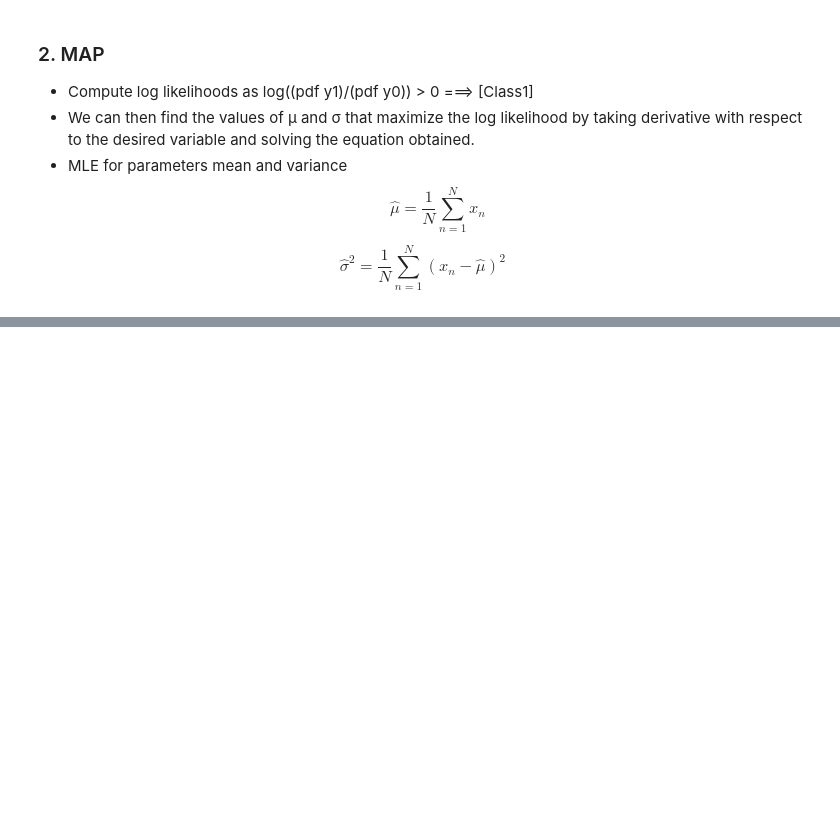
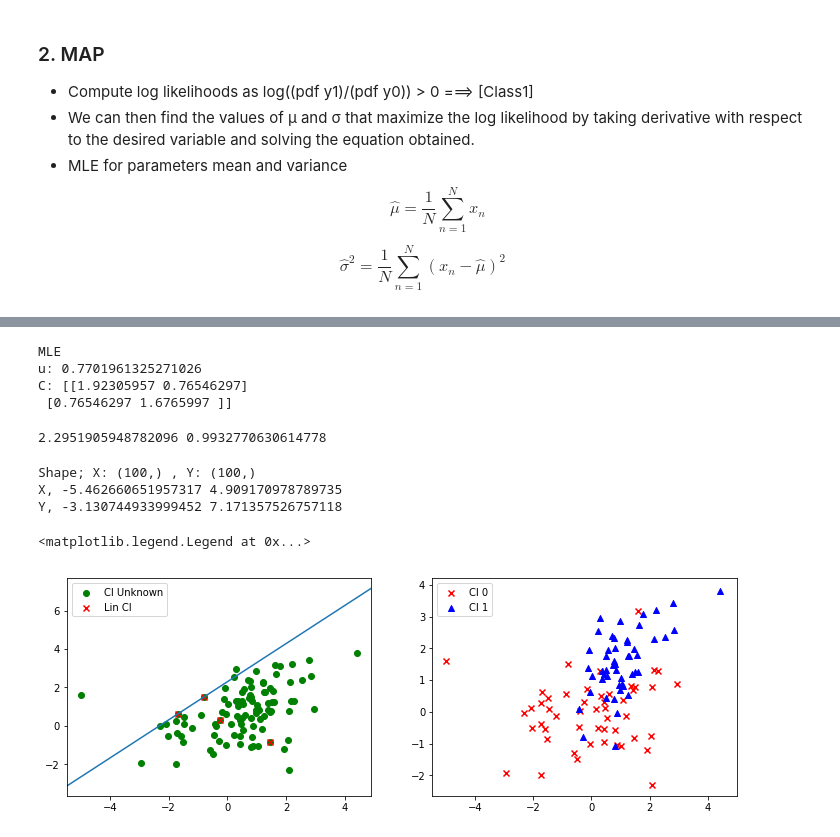
Before and after one commit to karmarv/mlearn, a Jupyter notebook: ml-h/h1-logreg.ipynb, the cells around one changed output, grey strips where cells are left out. Cells and saved outputs as stored; diff of their text form; code cells hidden in the pictures; blank space fills up the shorter version.

```diff
--- a/ml-h/h1-logreg.ipynb
+++ b/ml-h/h1-logreg.ipynb
@@ -161,0 +103,65 @@ plt.show()
+# %%
+# Estimating the mean vector.
+muMle = np.mean(y, axis=0)
+print('MLE')
+print('u:', muMle)
+covMle = np.cov(x,y)
+print('C:', covMle)
+
+# Take the log likelihood based on the generated data
+y0_ll = norm.pdf(y0)
+y1_ll = norm.pdf(y1)
+y_ll = np.log2(y1_ll / y0_ll)
+#print('LL:',y_ll)
+# %% [output]
+MLE
+u: 0.7701961325271026
+C: [[1.92305957 0.76546297]
+ [0.76546297 1.6765997 ]]
+# %%
+zx_ll = []
+zy_ll = []
+# Obtain intersection
+idx = 0
+for xl in y_ll:
+    # Compare with 0
+    if xl < 0.2 and xl > -0.2:
+        zy_ll.append(y[idx])
+        zx_ll.append(x[idx])
+    idx = idx+1
+# Taking first two points: ==> FIX ME
+# need a slope and c to fix the position of line
+slope = (zy_ll[0]-zy_ll[1]) / (zx_ll[0]-zx_ll[1])
+c = zy_ll[0] - slope * zx_ll[0]
+print(c, slope)
+# %% [output]
+2.2951905948782096 0.9932770630614778
+# %%
+# plot -
+# ==============================
+fig,(ax1,ax2) = plt.subplots(1,2,figsize=(12,4))
+print('Shape; X:',x.shape,', Y:',y.shape)
+ax1.scatter(x, y, color = 'g',marker='o', label = 'Cl Unknown')
+ax1.scatter(zx_ll, zy_ll, color = 'r',marker='x', label = 'Lin Cl')
+
+x_min, x_max = ax1.get_xlim()
+y_minl, y_maxl = ax1.get_ylim()
+y_min = (c + slope*(x_min)) if slope>0 else (c + slope*(x_max))
+y_max = (c + slope*(x_max)) if slope>0 else (c + slope*(x_min))
+
+print("X,",x_min, x_max)
+print("Y,",y_min, y_max)
+ax1.plot([x_min, x_max], [y_min, y_max])
+ax1.set_xlim([x_min, x_max])
+ax1.legend()
+
+
+ax2.scatter(x0, y0, color = 'r',marker='x', label = 'Cl 0')
+ax2.scatter(x1, y1, color = 'b',marker='^', label = 'Cl 1')
+ax2.legend()
+# %% [output]
+Shape; X: (100,) , Y: (100,)
+X, -5.462660651957317 4.909170978789735
+Y, -3.130744933999452 7.171357526757118
+<matplotlib.legend.Legend at 0x...>
+[figure, added]
```
Also changed, not shown: parts of 5 cells of this notebook.
